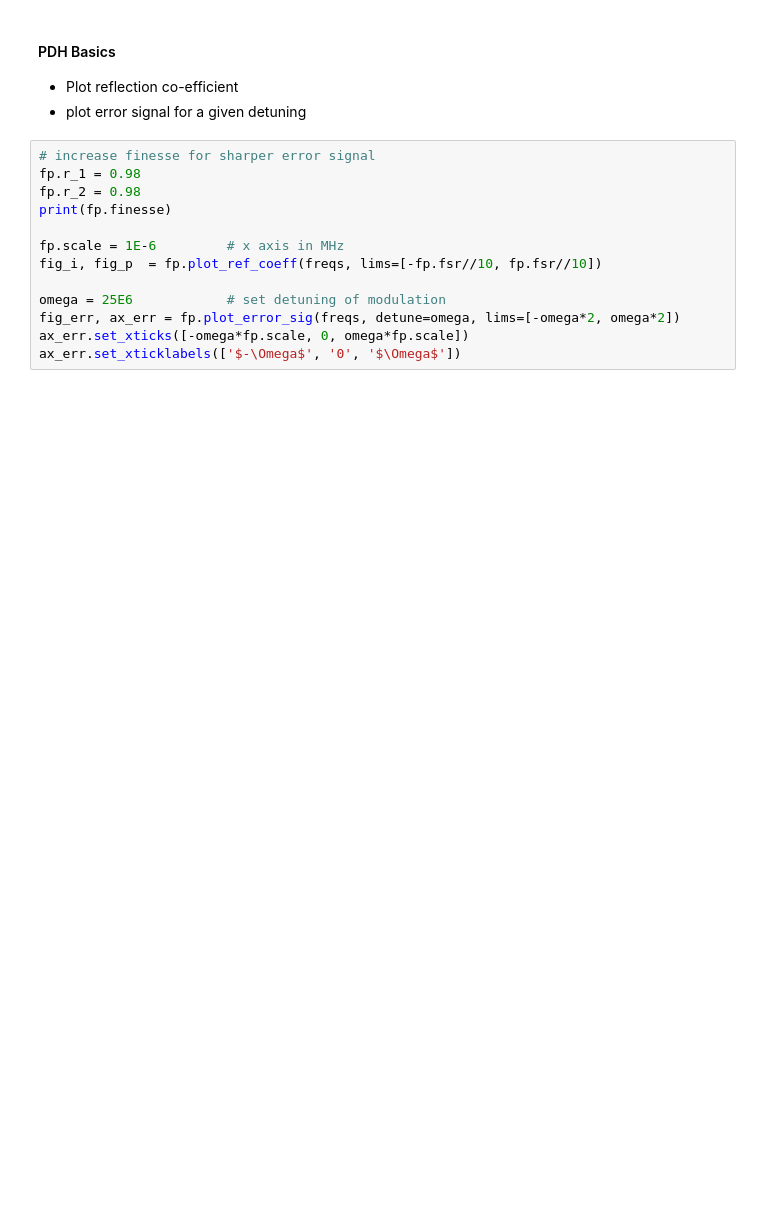
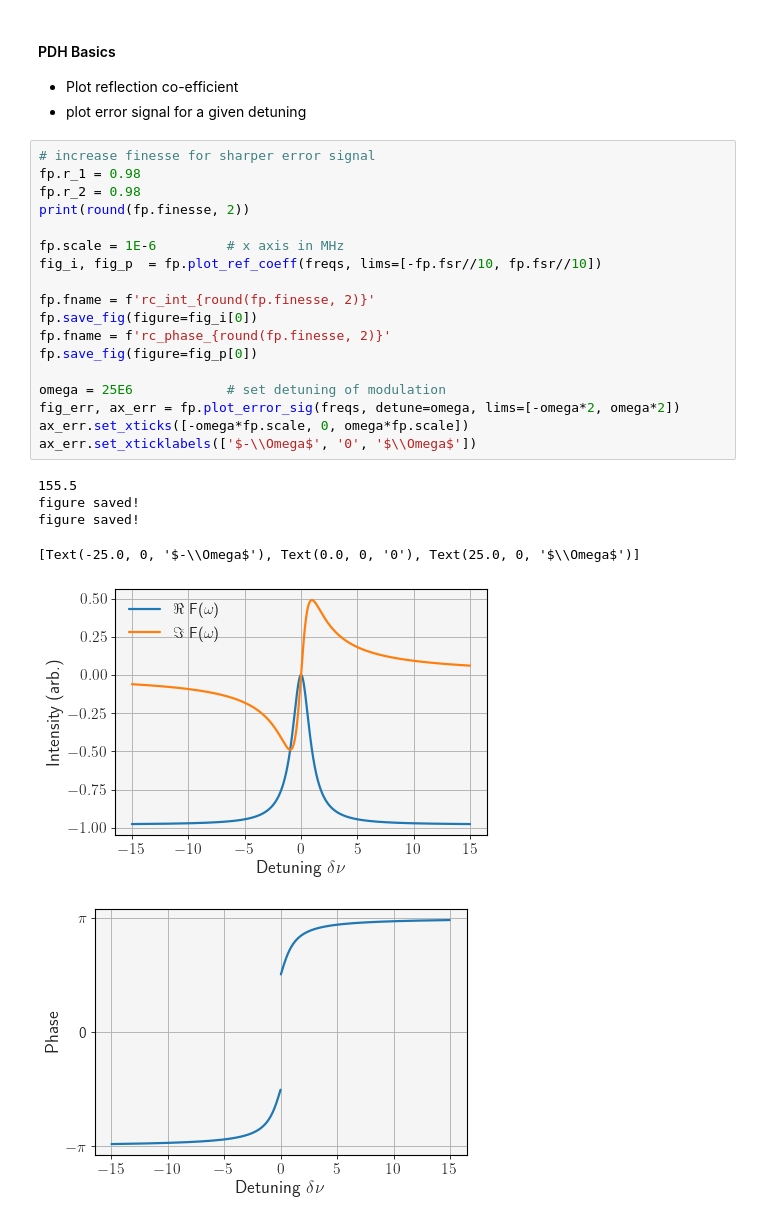
Before and after one commit to SMK-UK/PDH, a Jupyter notebook: example.ipynb, the cells around one changed output. Drawn from its saved outputs; the diff is of its cells as text; blank space fills up the shorter version.

```diff
--- a/example.ipynb
+++ b/example.ipynb
@@ -48,13 +65,25 @@ ax_t.set_xticklabels(['$-\\nu_{fsr}$', '0', '$\\nu_{fsr}$'])
 # %%
 # increase finesse for sharper error signal
 fp.r_1 = 0.98
 fp.r_2 = 0.98
-print(fp.finesse)
+print(round(fp.finesse, 2))
 
 fp.scale = 1E-6         # x axis in MHz
 fig_i, fig_p  = fp.plot_ref_coeff(freqs, lims=[-fp.fsr//10, fp.fsr//10])
 
+fp.fname = f'rc_int_{round(fp.finesse, 2)}'
+fp.save_fig(figure=fig_i[0])
+fp.fname = f'rc_phase_{round(fp.finesse, 2)}'
+fp.save_fig(figure=fig_p[0])
+
 omega = 25E6            # set detuning of modulation
 fig_err, ax_err = fp.plot_error_sig(freqs, detune=omega, lims=[-omega*2, omega*2])
 ax_err.set_xticks([-omega*fp.scale, 0, omega*fp.scale])
-ax_err.set_xticklabels(['$-\Omega$', '0', '$\Omega$'])
+ax_err.set_xticklabels(['$-\\Omega$', '0', '$\\Omega$'])
+# %% [output]
+155.5
+figure saved!
+figure saved!
+[Text(-25.0, 0, '$-\\Omega$'), Text(0.0, 0, '0'), Text(25.0, 0, '$\\Omega$')]
+[figure, added]
+[figure, added]
```
Also changed, not shown: parts of 8 cells of this notebook, 3 other files.
